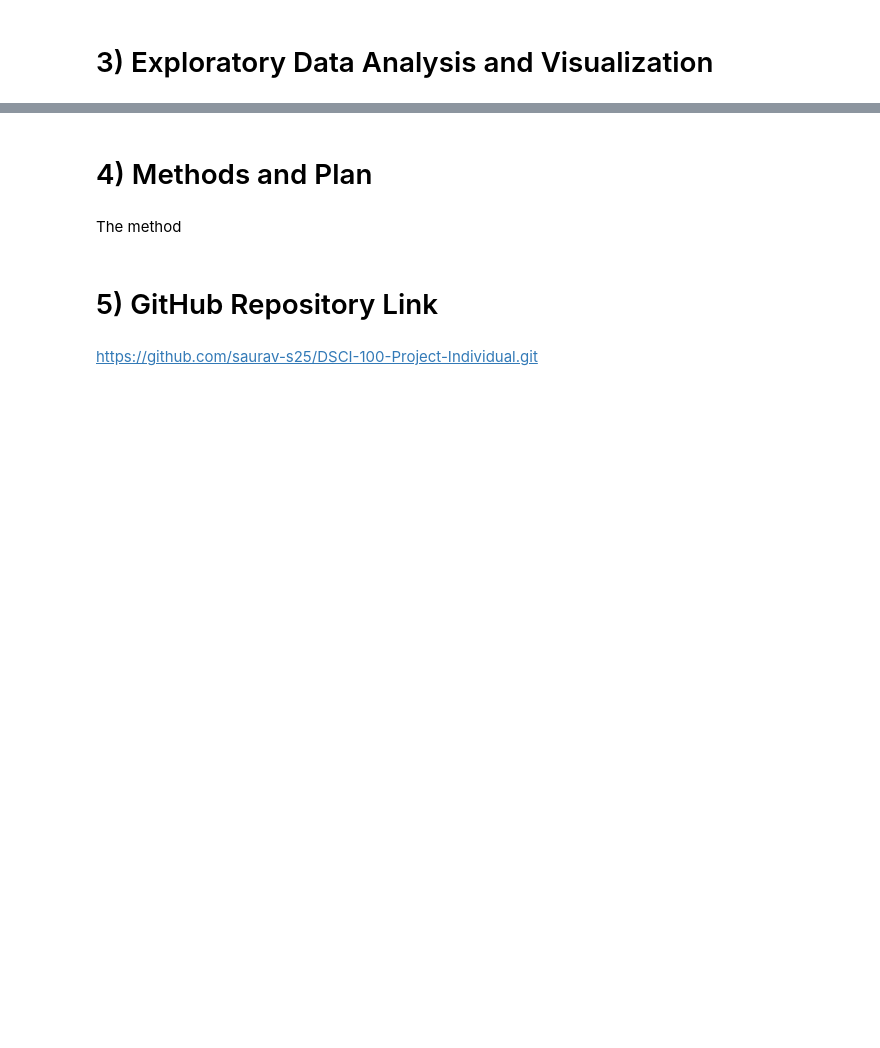
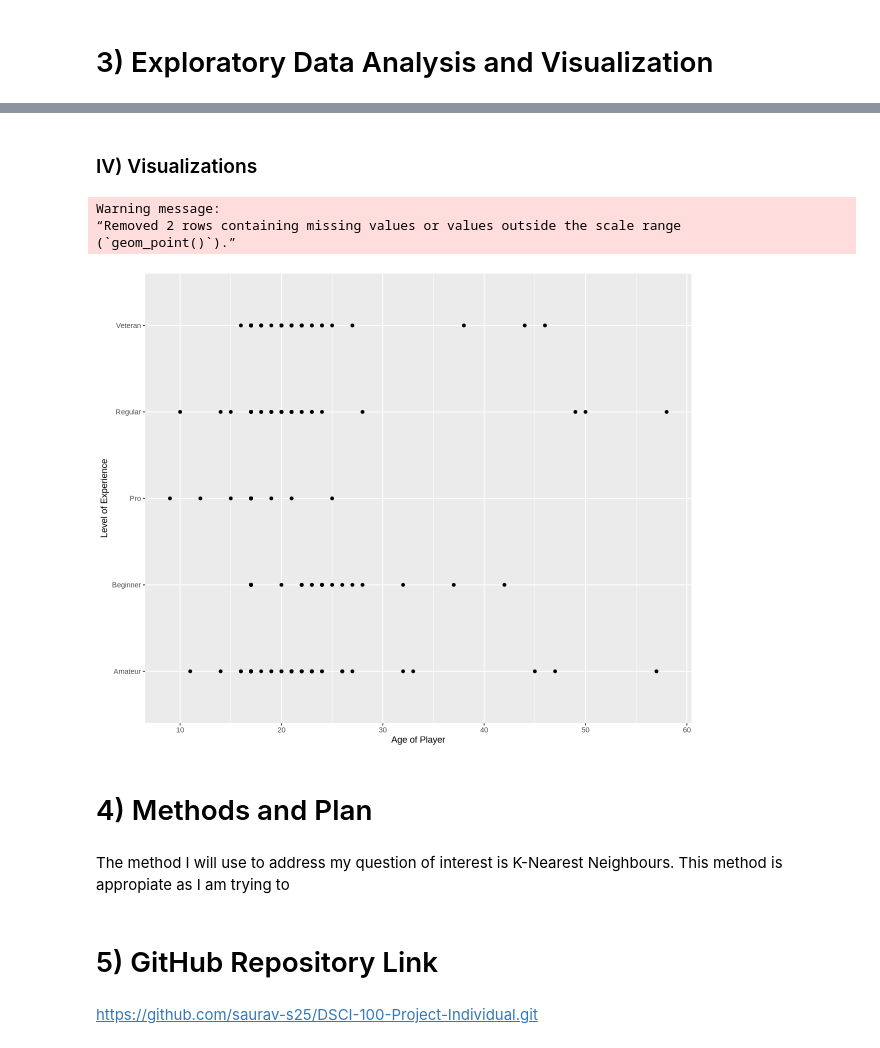
Before and after one commit to saurav-s25/DSCI-100-Project-Individual, a Jupyter notebook: Project Planning Stage (Individual).ipynb, the cells around one changed output, grey strips where cells are left out. Cells and saved outputs as stored; diff of their text form; code cells hidden in the pictures; blank space fills up the shorter version.

```diff
--- a/Project Planning Stage (Individual).ipynb
+++ b/Project Planning Stage (Individual).ipynb
@@ -133,3 +130,4 @@ Now that we have
 # %%
-print("hello")
+players_info <- read_csv("players.csv")
+sessions_info <- read_csv("sessions.csv")
 # %% [output]
@@ -136,0 +153,3 @@ print("hello")
+# %%
+tidy_players_info <- head(players_info)
+tidy_players_info
@@ -137,7 +183,22 @@ print("hello")
+# %% [markdown]
+### IV) Visualizations
+# %%
+options(repr.plot.width = 10, repr.plot.height = 8)
+# Plotting age vs level of experience
+age_vs_experience_plot <- tidy_players_info |>
+    ggplot(aes(x = 	Age, y = experience)) +
+           geom_point() +
+           labs(x = 'Age of Player', y = 'Level of Experience')
+age_vs_experience_plot
+# %% [output]
+Warning message:
+“Removed 2 rows containing missing values or values outside the scale range
+(`geom_point()`).”
+[figure, added]
 # %% [markdown]
 # 4) Methods and Plan
 # %% [markdown]
-The method
+The method I will use to address my question of interest is K-Nearest Neighbours. This method is appropiate as I am trying to
 # %% [markdown]
 # 5) GitHub Repository Link
 # %% [markdown]
```
Also changed, not shown: parts of 11 cells of this notebook.
